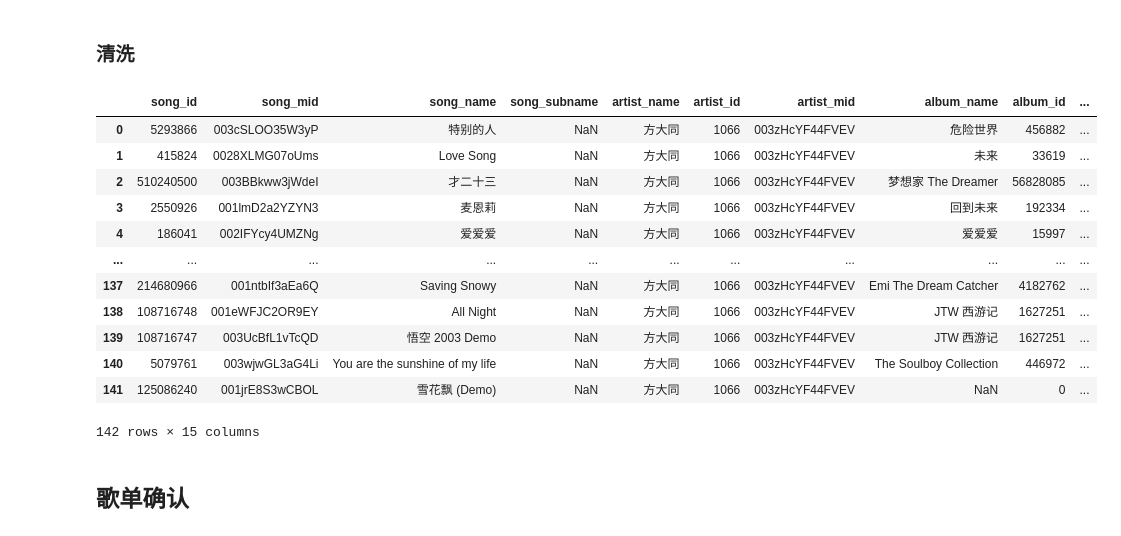
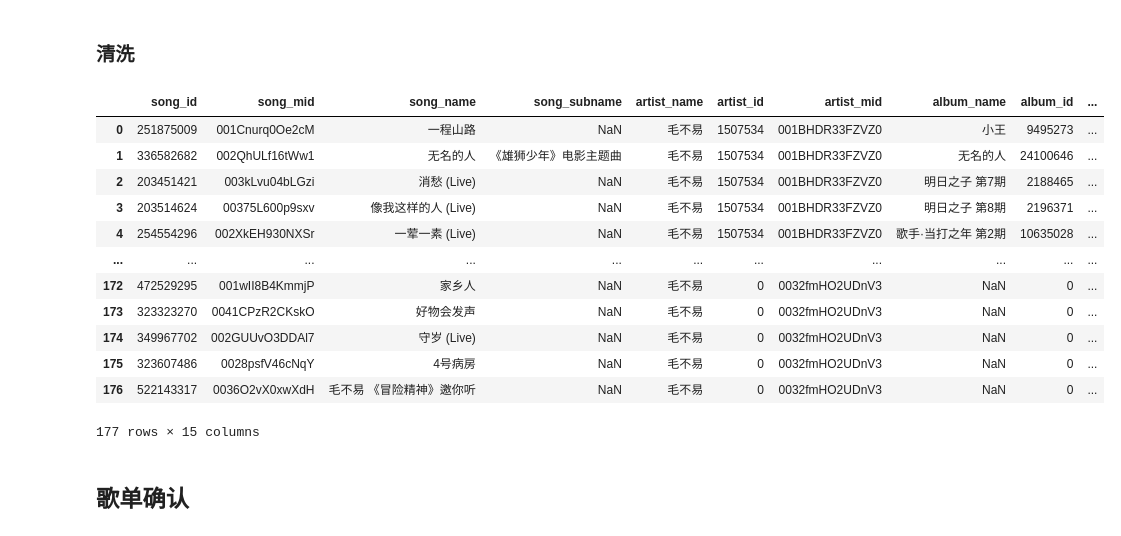
Before and after one commit to Kofi-W/net_charts, a Jupyter notebook: songs/data_crawler_qq_no_album.ipynb, the cells around one changed output. Cells and saved outputs as stored; diff of their text form; code cells hidden in the pictures.

```diff
--- a/songs/data_crawler_qq_no_album.ipynb
+++ b/songs/data_crawler_qq_no_album.ipynb
@@ -14,7 +14,7 @@ sys.path.append('..')
 from data_crawler import  get_songs_data_raw, get_all_songs_lyric, clear_and_save_lyric
 from songs_libs import format_timestamp, SongDataCleaner
 # %%
-albums_to_delete = ['声生不息', '我歌', '中国梦', '谁是大歌神', '梦想的声音', '我是歌手', 'JJ的咖啡调调', '不凡的改变', '“17聚幸福”江苏卫视2017跨年演唱会', '江苏卫视', '湖南卫视', '浙江卫视', '启航2020', '2018中国蓝', '时光音乐会']
+albums_to_delete = ['声生不息', '我歌', '中国梦', '谁是大歌神', '梦想的声音', '我是歌手', 'JJ的咖啡调调', '不凡的改变', '“17聚幸福”江苏卫视2017跨年演唱会', '江苏卫视', '湖南卫视', '浙江卫视', '启航2020', '2018中国蓝', '时光音乐会', '经典咏流传', '天籁', '剧好听的歌']
 # %% [markdown]
 # 批量数据采集
 # %%
@@ -65,9 +65,9 @@ for i in singers[-1:]:
 # singer = "李宇春"
 # max_page = 14
 
-file_path_prefix = "data/fangdatong/"
-singer = "方大同"
-max_page = 10
+file_path_prefix = "data/maobuyi/"
+singer = "毛不易"
+max_page = 20
 if not os.path.exists(file_path_prefix):
     os.makedirs(file_path_prefix)
 # %% [markdown]
@@ -102,28 +102,35 @@ df_song_data_raw_read
 ### 清洗
 # %%
 # 删除live歌曲
-df_songs = SongDataCleaner.clear_live_songs(df_song_data_raw_read)
+# df_songs = SongDataCleaner.clear_live_songs(df_song_data_raw_read)
+df_songs = df_song_data_raw_read[~df_song_data_raw_read['song_name'].str.
+                                 contains('口白')]
+df_songs = df_songs[~df_songs['song_name'].str.contains('现场版', case=False)]
+df_songs = df_songs[~df_songs['song_name'].str.contains('&', case=False)]
+df_songs = df_songs[~df_songs['song_name'].str.contains('【', case=False)]
+df_songs = df_songs[~df_songs['song_name'].str.contains('／', case=False)]
+
 # 歌曲名清洗
 df_songs = SongDataCleaner.clear_song_name(df_songs)
 # 仅含歌手独唱歌曲
 df_songs = SongDataCleaner.clear_song_singer(df_songs, singer)
 # 删除晚会歌曲
 df_songs = SongDataCleaner.clear_song_tv_show(df_songs, albums_to_delete)
 df_songs = df_songs.drop_duplicates(subset=['song_name_pure'], keep='first').reset_index(drop=True)
 df_songs
 # %% [output]
 |  | song_id | song_mid | song_name | song_subname | artist_name | artist_id | artist_mid | album_name | album_id | ... |
-| 0 | 5293866 | 003cSLOO35W3yP | 特别的人 | NaN | 方大同 | 1066 | 003zHcYF44FVEV | 危险世界 | 456882 | ... |
-| 1 | 415824 | 0028XLMG07oUms | Love Song | NaN | 方大同 | 1066 | 003zHcYF44FVEV | 未来 | 33619 | ... |
-| 2 | 510240500 | 003BBkww3jWdeI | 才二十三 | NaN | 方大同 | 1066 | 003zHcYF44FVEV | 梦想家 The Dreamer | 56828085 | ... |
-| 3 | 2550926 | 001lmD2a2YZYN3 | 麦恩莉 | NaN | 方大同 | 1066 | 003zHcYF44FVEV | 回到未来 | 192334 | ... |
-| 4 | 186041 | 002IFYcy4UMZNg | 爱爱爱 | NaN | 方大同 | 1066 | 003zHcYF44FVEV | 爱爱爱 | 15997 | ... |
+| 0 | 251875009 | 001Cnurq0Oe2cM | 一程山路 | NaN | 毛不易 | 1507534 | 001BHDR33FZVZ0 | 小王 | 9495273 | ... |
+| 1 | 336582682 | 002QhULf16tWw1 | 无名的人 | 《雄狮少年》电影主题曲 | 毛不易 | 1507534 | 001BHDR33FZVZ0 | 无名的人 | 24100646 | ... |
+| 2 | 203451421 | 003kLvu04bLGzi | 消愁 (Live) | NaN | 毛不易 | 1507534 | 001BHDR33FZVZ0 | 明日之子 第7期 | 2188465 | ... |
+| 3 | 203514624 | 00375L600p9sxv | 像我这样的人 (Live) | NaN | 毛不易 | 1507534 | 001BHDR33FZVZ0 | 明日之子 第8期 | 2196371 | ... |
+| 4 | 254554296 | 002XkEH930NXSr | 一荤一素 (Live) | NaN | 毛不易 | 1507534 | 001BHDR33FZVZ0 | 歌手·当打之年 第2期 | 10635028 | ... |
 | ... | ... | ... | ... | ... | ... | ... | ... | ... | ... | ... |
-| 137 | 214680966 | 001ntbIf3aEa6Q | Saving Snowy | NaN | 方大同 | 1066 | 003zHcYF44FVEV | Emi The Dream Catcher | 4182762 | ... |
-| 138 | 108716748 | 001eWFJC2OR9EY | All Night | NaN | 方大同 | 1066 | 003zHcYF44FVEV | JTW 西游记 | 1627251 | ... |
-| 139 | 108716747 | 003UcBfL1vTcQD | 悟空 2003 Demo | NaN | 方大同 | 1066 | 003zHcYF44FVEV | JTW 西游记 | 1627251 | ... |
-| 140 | 5079761 | 003wjwGL3aG4Li | You are the sunshine of my life | NaN | 方大同 | 1066 | 003zHcYF44FVEV | The Soulboy Collection | 446972 | ... |
-| 141 | 125086240 | 001jrE8S3wCBOL | 雪花飘 (Demo) | NaN | 方大同 | 1066 | 003zHcYF44FVEV | NaN | 0 | ... |
+| 172 | 472529295 | 001wII8B4KmmjP | 家乡人 | NaN | 毛不易 | 0 | 0032fmHO2UDnV3 | NaN | 0 | ... |
+| 173 | 323323270 | 0041CPzR2CKskO | 好物会发声 | NaN | 毛不易 | 0 | 0032fmHO2UDnV3 | NaN | 0 | ... |
+| 174 | 349967702 | 002GUUvO3DDAl7 | 守岁 (Live) | NaN | 毛不易 | 0 | 0032fmHO2UDnV3 | NaN | 0 | ... |
+| 175 | 323607486 | 0028psfV46cNqY | 4号病房 | NaN | 毛不易 | 0 | 0032fmHO2UDnV3 | NaN | 0 | ... |
+| 176 | 522143317 | 0036O2vX0xwXdH | 毛不易 《冒险精神》邀你听 | NaN | 毛不易 | 0 | 0032fmHO2UDnV3 | NaN | 0 | ... |
-142 rows × 15 columns
+177 rows × 15 columns
 # %%
 # 特别处理
```
Also changed, not shown: parts of 11 cells of this notebook, 7 other files.
